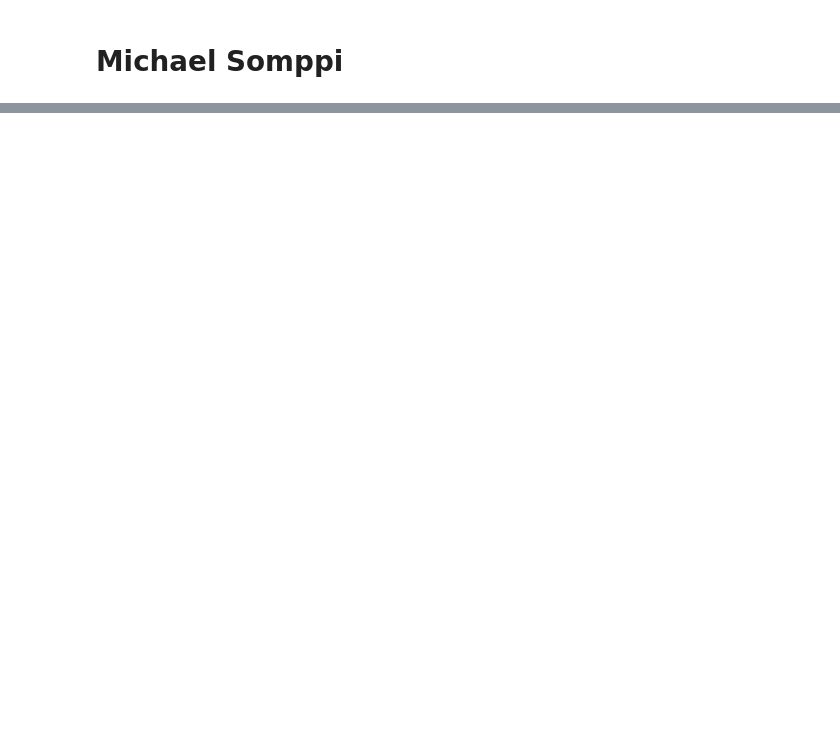
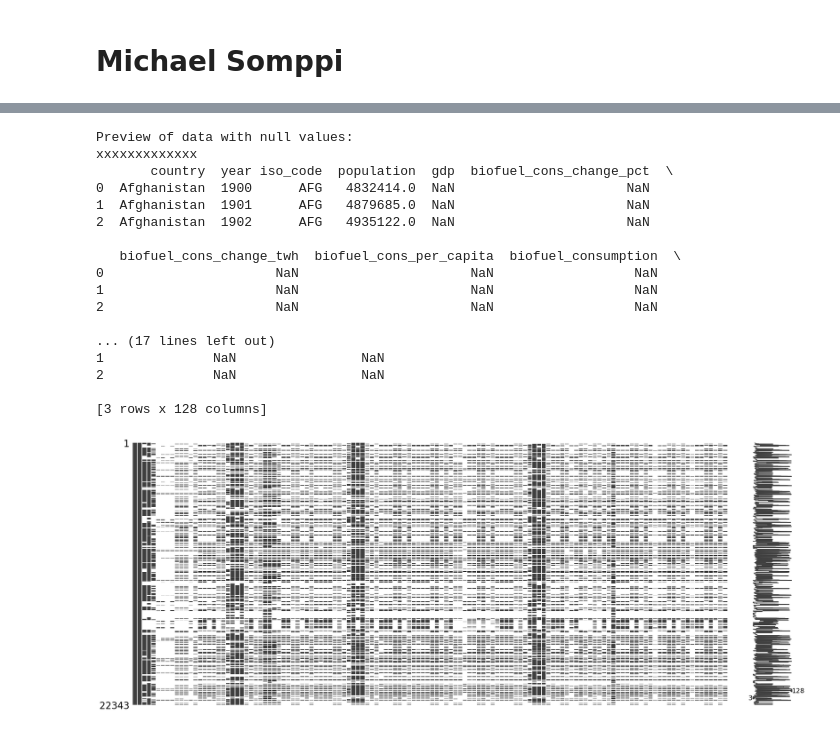
Before and after one commit to ubco-W2022T1-cosc301/project-group02, a Jupyter notebook: notebooks/analysis1.ipynb, the cells around one changed output, grey strips where cells are left out. Cells and saved outputs as stored; diff of their text form; code cells hidden in the pictures; blank space fills up the shorter version.

```diff
--- a/notebooks/analysis1.ipynb
+++ b/notebooks/analysis1.ipynb
@@ -25,0 +16,4 @@ df1
+# %%
+# load data from repo
+df = pd.read_csv('../data/raw/owid-energy-data.csv')
+df
@@ -25,0 +65,26 @@ df1
+# %%
+# generate preview of entries with null values
+if df.isnull().any(axis=None):
+    print("\nPreview of data with null values:\nxxxxxxxxxxxxx")
+    print(df[df.isnull().any(axis=1)].head(3))
+    missingno.matrix(df)
+    plt.show()
+# %% [output]
+Preview of data with null values:
+xxxxxxxxxxxxx
+       country  year iso_code  population  gdp  biofuel_cons_change_pct  \
+0  Afghanistan  1900      AFG   4832414.0  NaN                      NaN
+1  Afghanistan  1901      AFG   4879685.0  NaN                      NaN
+2  Afghanistan  1902      AFG   4935122.0  NaN                      NaN
+
+   biofuel_cons_change_twh  biofuel_cons_per_capita  biofuel_consumption  \
+0                      NaN                      NaN                  NaN
+1                      NaN                      NaN                  NaN
+2                      NaN                      NaN                  NaN
+
+... (17 lines left out)
+1              NaN                NaN
+2              NaN                NaN
+
+[3 rows x 128 columns]
+[figure, added]
```
Also changed, not shown: parts of 61 cells of this notebook, 3 other files.
